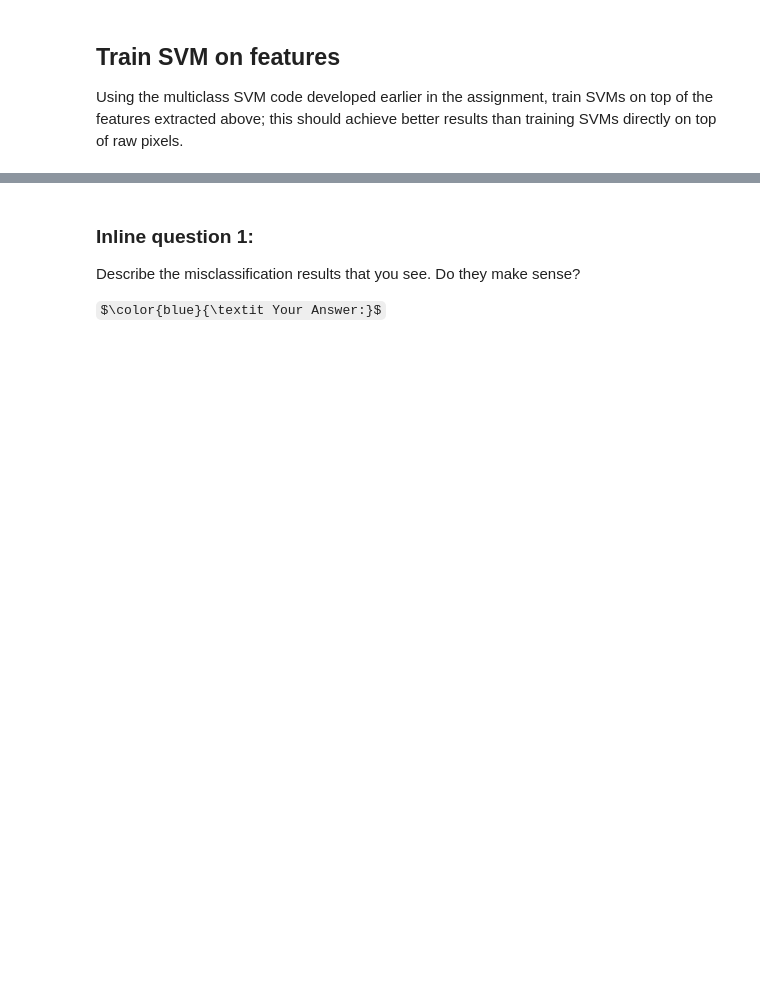
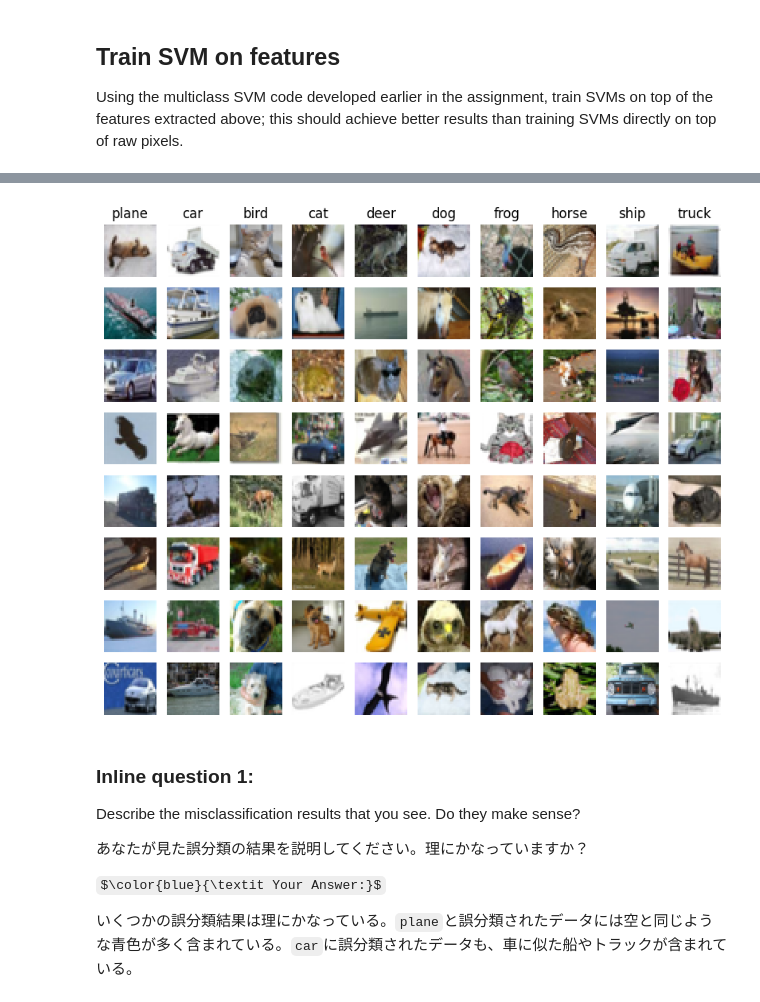
Before and after one commit to rmuraix/cs231n, a Jupyter notebook: src/assignment1/features.ipynb, the cells around one changed output, grey strips where cells are left out. Cells and saved outputs as stored; diff of their text form; code cells hidden in the pictures; some formulas as TeX source; blank space fills up the shorter version.

```diff
--- a/src/assignment1/features.ipynb
+++ b/src/assignment1/features.ipynb
@@ -164,28 +248,51 @@ print(test_accuracy)
 # %%
 # An important way to gain intuition about how an algorithm works is to
 # visualize the mistakes that it makes. In this visualization, we show examples
 # of images that are misclassified by our current system. The first column
 # shows images that our system labeled as "plane" but whose true label is
 # something other than "plane".
 
+# アルゴリズムがどのように機能するかを直感的に理解するための重要な方法は、
+# そのアルゴリズムが犯す間違いを視覚化することである。
+# この可視化では、現在のシステムで誤分類された画像の例を示す。
+# 最初の列は、我々のシステムが "plane "とラベル付けしたが、
+# 真のラベルは "plane "以外である画像を示している。
+
 examples_per_class = 8
-classes = ['plane', 'car', 'bird', 'cat', 'deer', 'dog', 'frog', 'horse', 'ship', 'truck']
+classes = [
+    "plane",
+    "car",
+    "bird",
+    "cat",
+    "deer",
+    "dog",
+    "frog",
+    "horse",
+    "ship",
+    "truck",
+]
 for cls, cls_name in enumerate(classes):
     idxs = np.where((y_test != cls) & (y_test_pred == cls))[0]
     idxs = np.random.choice(idxs, examples_per_class, replace=False)
     for i, idx in enumerate(idxs):
         plt.subplot(examples_per_class, len(classes), i * len(classes) + cls + 1)
-        plt.imshow(X_test[idx].astype('uint8'))
-        plt.axis('off')
+        plt.imshow(X_test[idx].astype("uint8"))
+        plt.axis("off")
         if i == 0:
             plt.title(cls_name)
 plt.show()
+# %% [output]
+[figure, added]
 # %% [markdown]
 ### Inline question 1:
 Describe the misclassification results that you see. Do they make sense?
 
+あなたが見た誤分類の結果を説明してください。理にかなっていますか？
+
 
 $\color{blue}{\textit Your Answer:}$
+
+いくつかの誤分類結果は理にかなっている。`plane`と誤分類されたデータには空と同じような青色が多く含まれている。`car`に誤分類されたデータも、車に似た船やトラックが含まれている。
 # %% [markdown]
 ## Neural Network on image features
 Earlier in this assigment we saw that training a two-layer neural network on raw pixels achieved better classification performance than linear classifiers on raw pixels. In this notebook we have seen that linear classifiers on image features outperform linear classifiers on raw pixels.
```
Also changed, not shown: parts of 14 cells of this notebook, 1 other file.
